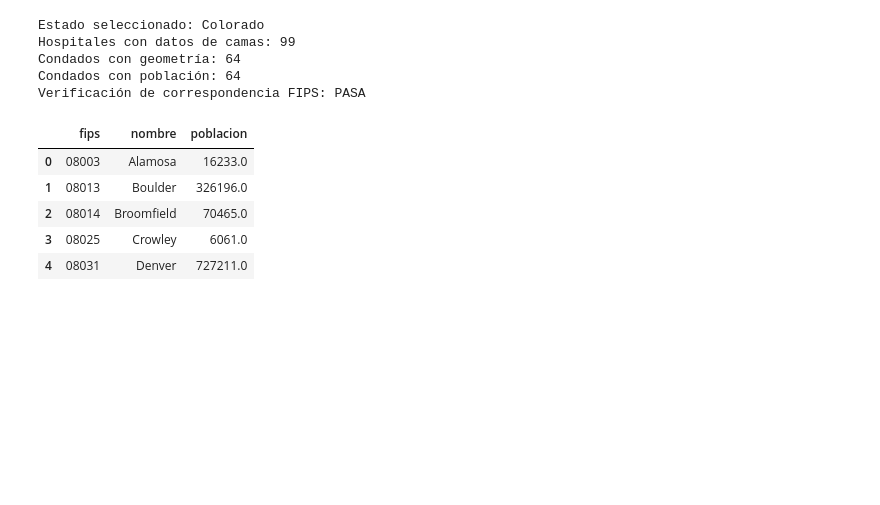
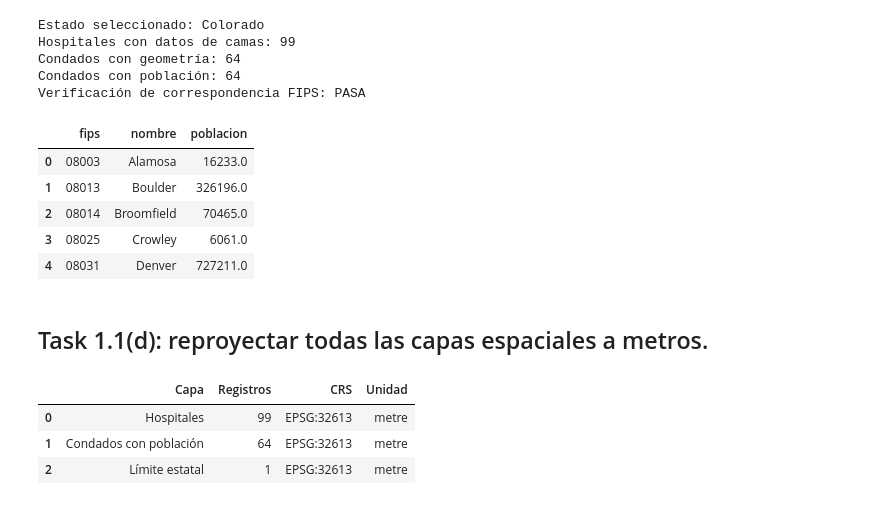
Before and after one commit to CamiR24/Lab5-MS, a Jupyter notebook: Task1.ipynb, the cells around one changed output. Drawn from its saved outputs; the diff is of its cells as text; code cells hidden in the pictures; blank space fills up the shorter version.

Commit message:
feat: task 1.1 completed

```diff
--- a/Task1.ipynb
+++ b/Task1.ipynb
@@ -203,3 +203,32 @@ Verificación de correspondencia FIPS: PASA
 | 2 | 08014 | Broomfield | 70465.0 |
 | 3 | 08025 | Crowley | 6061.0 |
 | 4 | 08031 | Denver | 727211.0 |
+# %% [markdown]
+## Task 1.1(d): reproyectar todas las capas espaciales a metros.
+# %%
+crs_proyectado = "EPSG:32613"
+
+hospitales_m = hospitales_estado.to_crs(crs_proyectado)
+condados_m = condados_estado.to_crs(crs_proyectado)
+estado_m = limite_estado.to_crs(crs_proyectado)
+
+resumen_crs = pd.DataFrame([
+    {
+        "Capa": nombre,
+        "Registros": len(capa),
+        "CRS": capa.crs.to_string(),
+        "Unidad": capa.crs.axis_info[0].unit_name,
+    }
+    for nombre, capa in [
+        ("Hospitales", hospitales_m),
+        ("Condados con población", condados_m),
+        ("Límite estatal", estado_m),
+    ]
+])
+
+display(resumen_crs)
+# %% [output]
+|  | Capa | Registros | CRS | Unidad |
+| 0 | Hospitales | 99 | EPSG:32613 | metre |
+| 1 | Condados con población | 64 | EPSG:32613 | metre |
+| 2 | Límite estatal | 1 | EPSG:32613 | metre |
```
Also changed, not shown: parts of 3 cells of this notebook.
